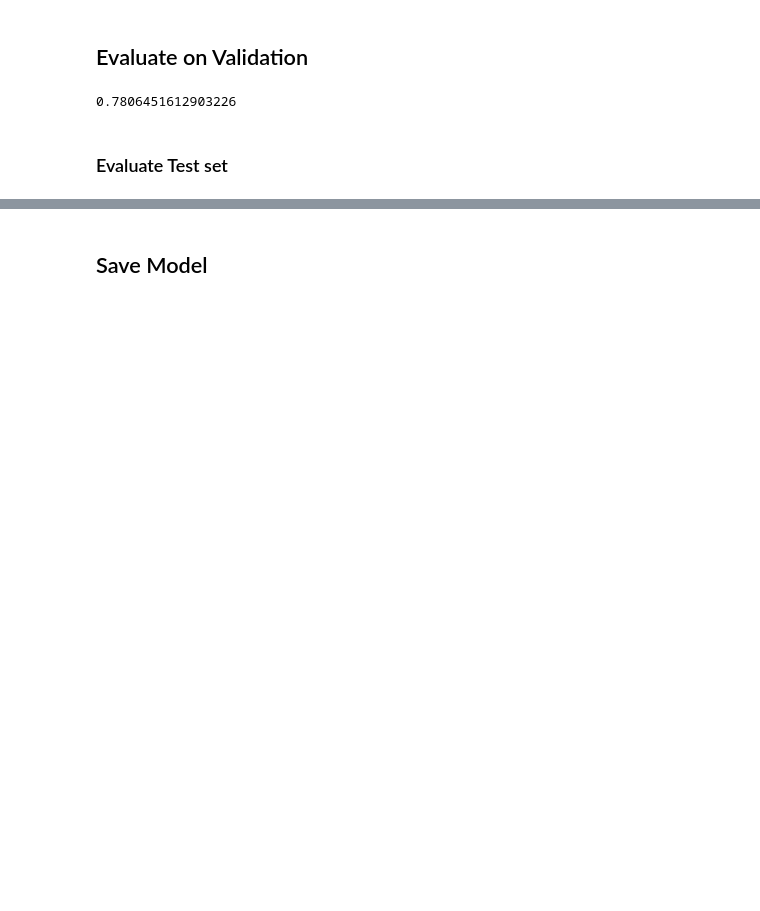
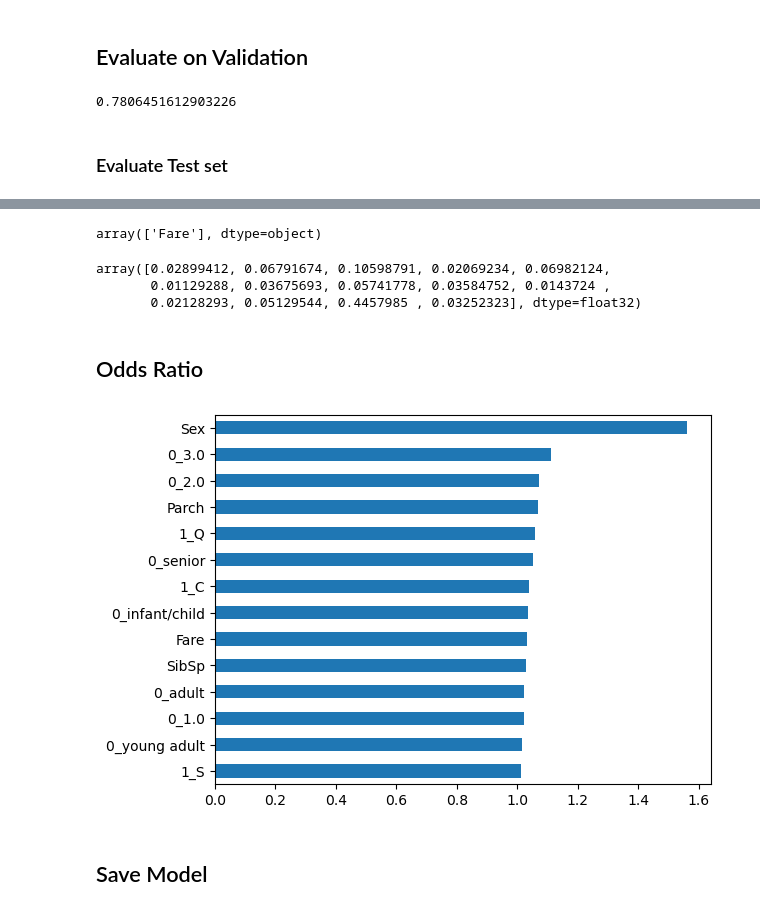
Before and after one commit to Calaabdul/Titanic-project-Kuagi-Class, a Jupyter notebook: ML for titanic.ipynb, the cells around one changed output, grey strips where cells are left out. Saved outputs shown, nothing was run; the diff lists cells and outputs as text; code cells hidden in the pictures; blank space fills up the shorter version.

```diff
--- a/ML for titanic.ipynb
+++ b/ML for titanic.ipynb
@@ -327,3 +401,27 @@ test_copy.head()
+# %%
+# Fare
+f5 = t5[1].named_steps['impute'].get_feature_names_out(t5[2])
+f5
+# %% [output]
+array(['Fare'], dtype=object)
+# %%
+feature_names = list(f1) + list(f2) + list(f3) + list(f4) + list(f5)
+feature_names
+# %%
+importance = best_model['best_model'].feature_importances_
+importance
+# %% [output]
+array([0.02899412, 0.06791674, 0.10598791, 0.02069234, 0.06982124,
+       0.01129288, 0.03675693, 0.05741778, 0.03584752, 0.0143724 ,
+       0.02128293, 0.05129544, 0.4457985 , 0.03252323], dtype=float32)
+# %% [markdown]
+## Odds Ratio
+# %%
+feature_importance = pd.Series(np.exp(importance), index = feature_names).sort_values()
+# %%
+feature_importance.plot(kind = 'barh');
+# %% [output]
+[figure, added]
 # %% [markdown]
 ## Save Model
 # %%
```
Also changed, not shown: parts of 12 cells of this notebook.
